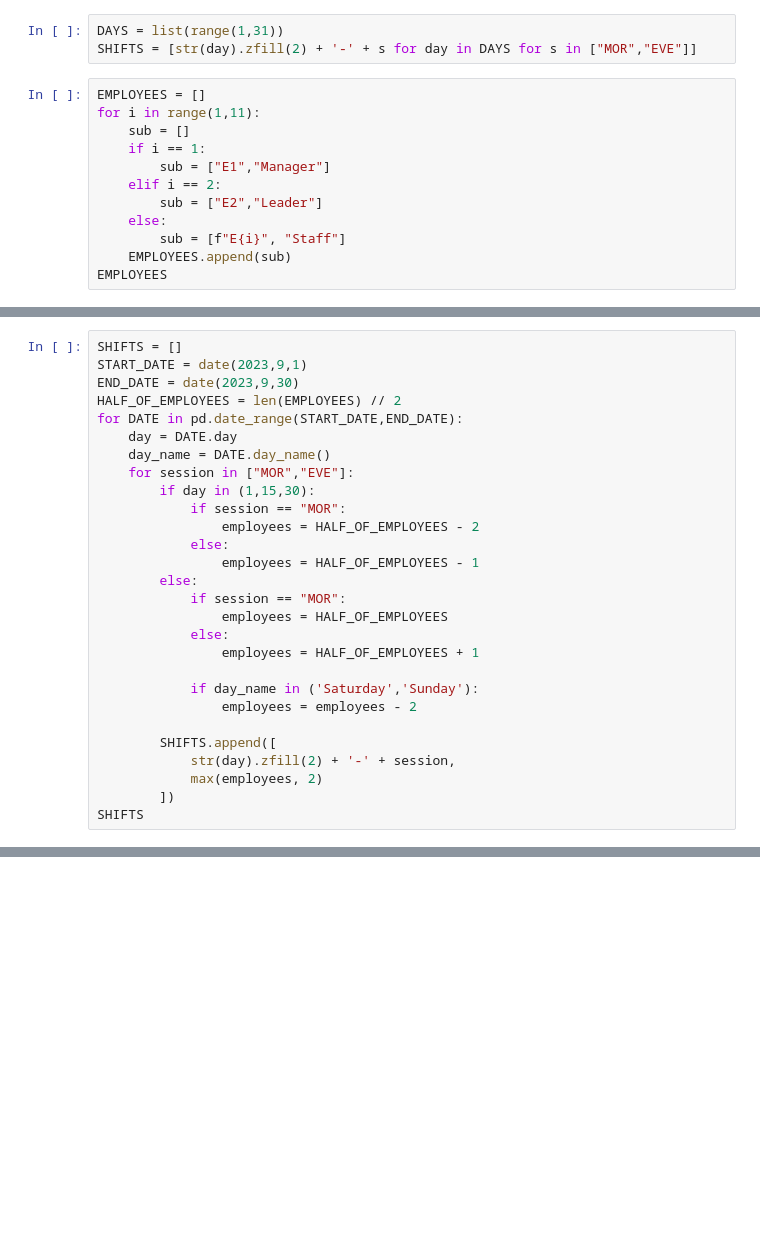
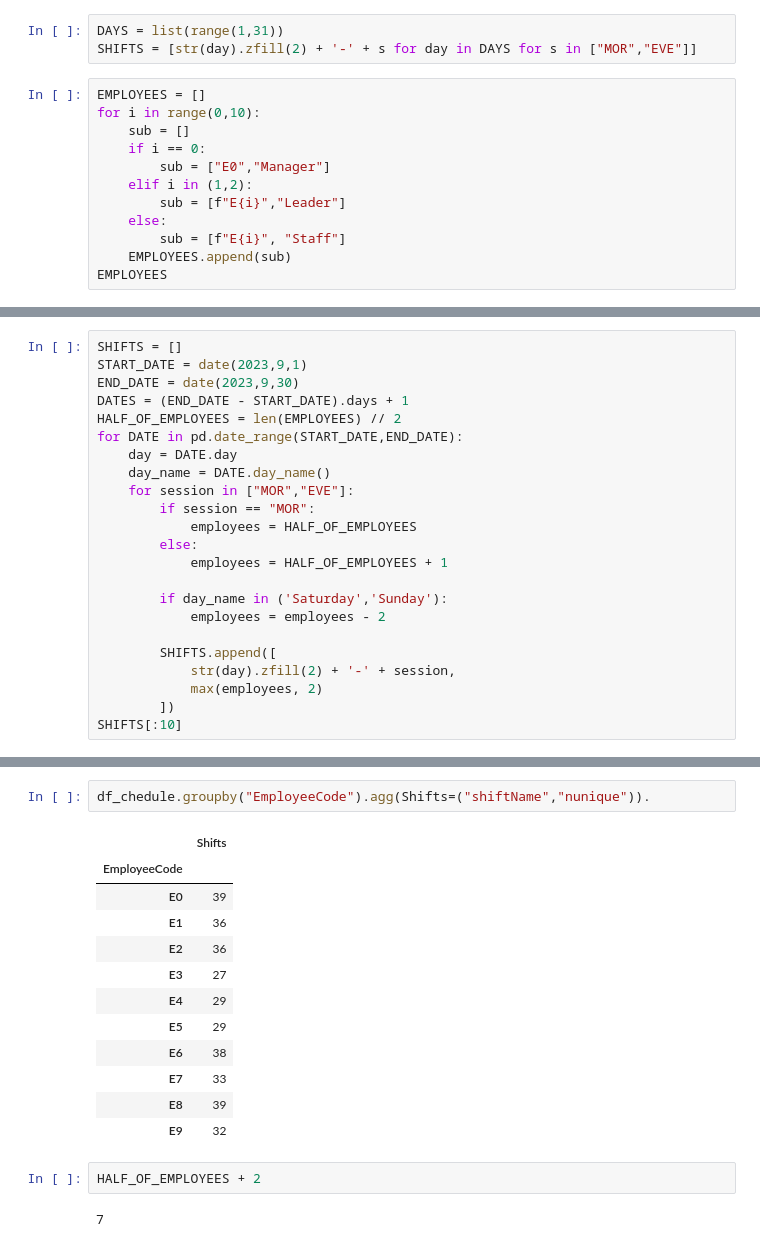
Before and after one commit to dinhgiangltk/analysis-projects, a Jupyter notebook: genetic_algorithm/case_workshift_scheduling.ipynb, the cells around one changed output, grey strips where cells are left out. Drawn from its saved outputs; the diff is of its cells as text; blank space fills up the shorter version.

```diff
--- a/genetic_algorithm/case_workshift_scheduling.ipynb
+++ b/genetic_algorithm/case_workshift_scheduling.ipynb
@@ -11,12 +11,12 @@ DAYS = list(range(1,31))
 SHIFTS = [str(day).zfill(2) + '-' + s for day in DAYS for s in ["MOR","EVE"]]
 # %%
 EMPLOYEES = []
-for i in range(1,11):
+for i in range(0,10):
     sub = []
-    if i == 1:
-        sub = ["E1","Manager"]
-    elif i == 2:
-        sub = ["E2","Leader"]
+    if i == 0:
+        sub = ["E0","Manager"]
+    elif i in (1,2):
+        sub = [f"E{i}","Leader"]
     else:
         sub = [f"E{i}", "Staff"]
     EMPLOYEES.append(sub)
@@ -25,27 +36,22 @@ EMPLOYEES
 SHIFTS = []
 START_DATE = date(2023,9,1)
 END_DATE = date(2023,9,30)
+DATES = (END_DATE - START_DATE).days + 1
 HALF_OF_EMPLOYEES = len(EMPLOYEES) // 2
 for DATE in pd.date_range(START_DATE,END_DATE):
     day = DATE.day
     day_name = DATE.day_name()
     for session in ["MOR","EVE"]:
-        if day in (1,15,30):
-            if session == "MOR":
-                employees = HALF_OF_EMPLOYEES - 2
-            else:
-                employees = HALF_OF_EMPLOYEES - 1
+        if session == "MOR":
+            employees = HALF_OF_EMPLOYEES
         else:
-            if session == "MOR":
-                employees = HALF_OF_EMPLOYEES
-            else:
-                employees = HALF_OF_EMPLOYEES + 1
+            employees = HALF_OF_EMPLOYEES + 1
 
-            if day_name in ('Saturday','Sunday'):
-                employees = employees - 2
+        if day_name in ('Saturday','Sunday'):
+            employees = employees - 2
 
         SHIFTS.append([
             str(day).zfill(2) + '-' + session,
             max(employees, 2)
         ])
-SHIFTS
+SHIFTS[:10]
@@ -356,0 +355,19 @@ df[(df["course_id"]==100455)&(df["year_semester"]==20191)&(df["weekday"]=="Thurs
+# %%
+df_chedule.groupby("EmployeeCode").agg(Shifts=("shiftName","nunique")).
+# %% [output]
+|  | Shifts |
+| EmployeeCode |  |
+| E0 | 39 |
+| E1 | 36 |
+| E2 | 36 |
+| E3 | 27 |
+| E4 | 29 |
+| E5 | 29 |
+| E6 | 38 |
+| E7 | 33 |
+| E8 | 39 |
+| E9 | 32 |
+# %%
+HALF_OF_EMPLOYEES + 2
+# %% [output]
+7
```
Also changed, not shown: parts of 11 cells of this notebook.
